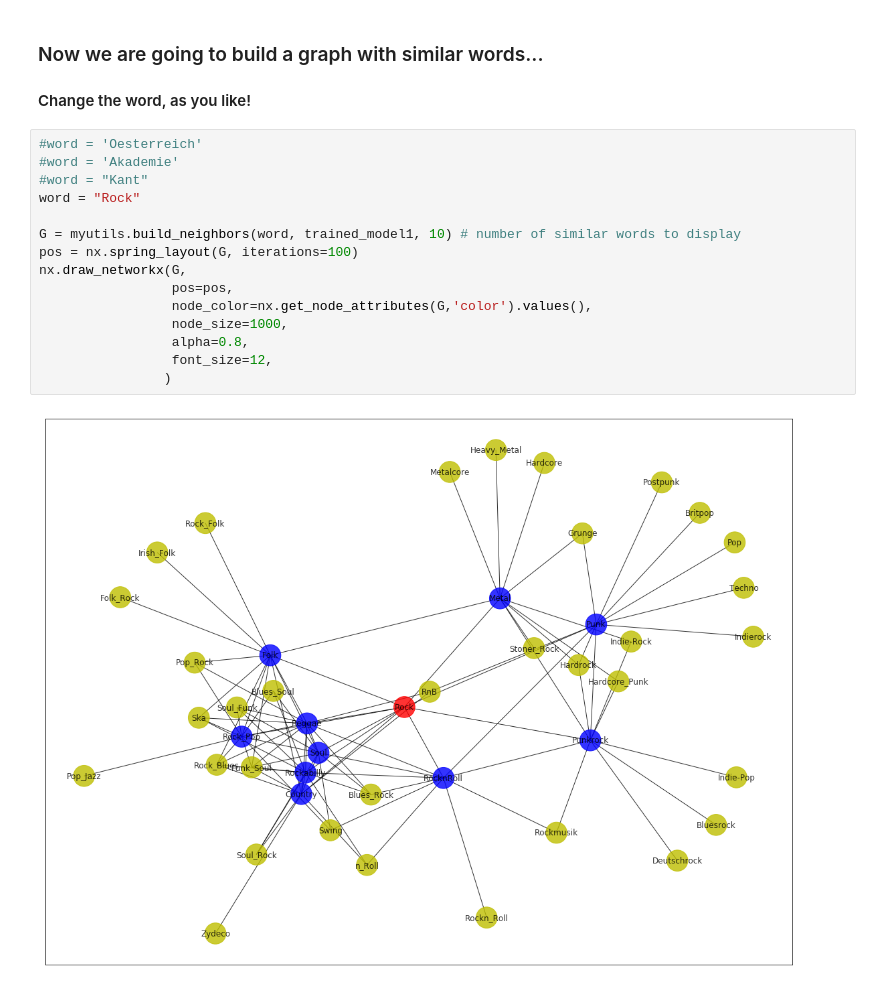
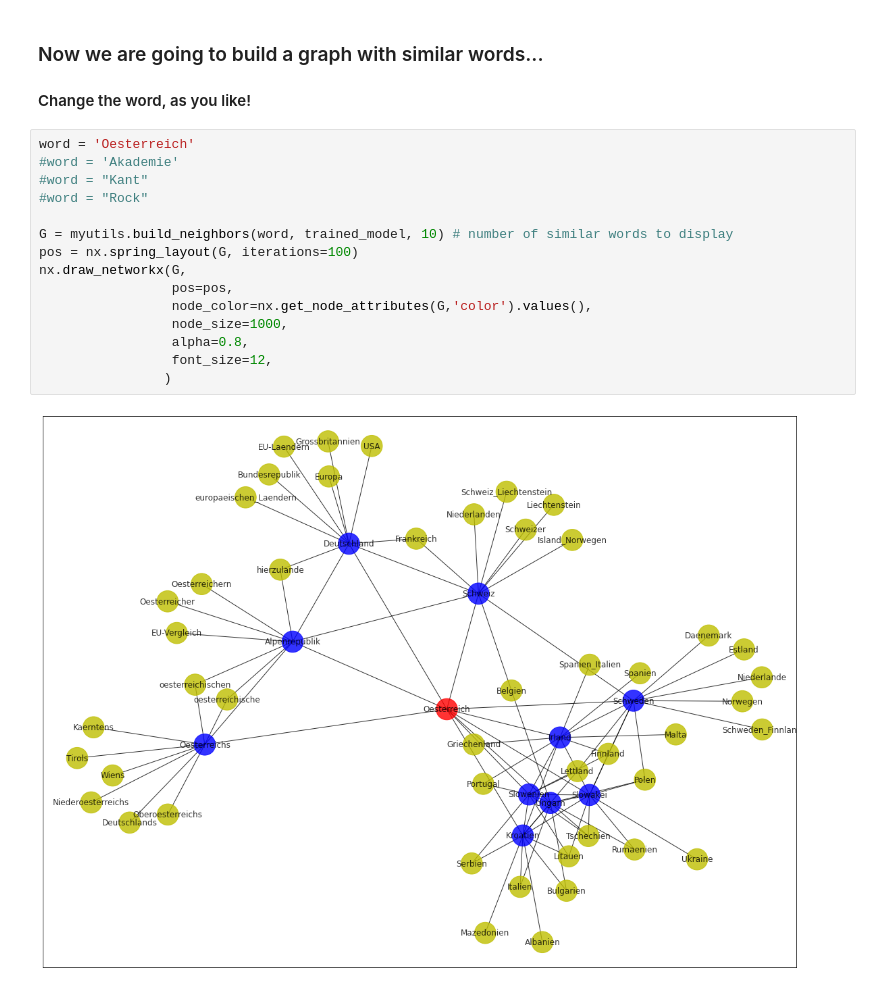
Before and after one commit to acdh-oeaw/summerschool2020-notebooks, a Jupyter notebook: session_3-2_NLP/Session 3-2 NLP (Wednesday 8-7-2020, 11 am).ipynb, the cells around one changed output. Drawn from its saved outputs; the diff is of its cells as text.

```diff
--- a/session_3-2_NLP/Session 3-2 NLP (Wednesday 8-7-2020, 11 am).ipynb
+++ b/session_3-2_NLP/Session 3-2 NLP (Wednesday 8-7-2020, 11 am).ipynb
@@ -279,22 +296,22 @@ myutils.draw_words(trained_model1, wordpairs, True, True, True, -2.5, 2.5, -2.5,
 
 #### Change the word, as you like!
 # %%
-#word = 'Oesterreich'
+word = 'Oesterreich'
 #word = 'Akademie'
 #word = "Kant"
-word = "Rock"
+#word = "Rock"
 
-G = myutils.build_neighbors(word, trained_model1, 10) # number of similar words to display
+G = myutils.build_neighbors(word, trained_model, 10) # number of similar words to display
 pos = nx.spring_layout(G, iterations=100)
 nx.draw_networkx(G,
                  pos=pos,
                  node_color=nx.get_node_attributes(G,'color').values(),
                  node_size=1000,
                  alpha=0.8,
                  font_size=12,
                 )
 # %% [output]
-[figure, old version]
+[figure, new version]
 # %% [markdown]
 ### Some exercises:
 
```
Also changed, not shown: parts of 18 cells of this notebook.
